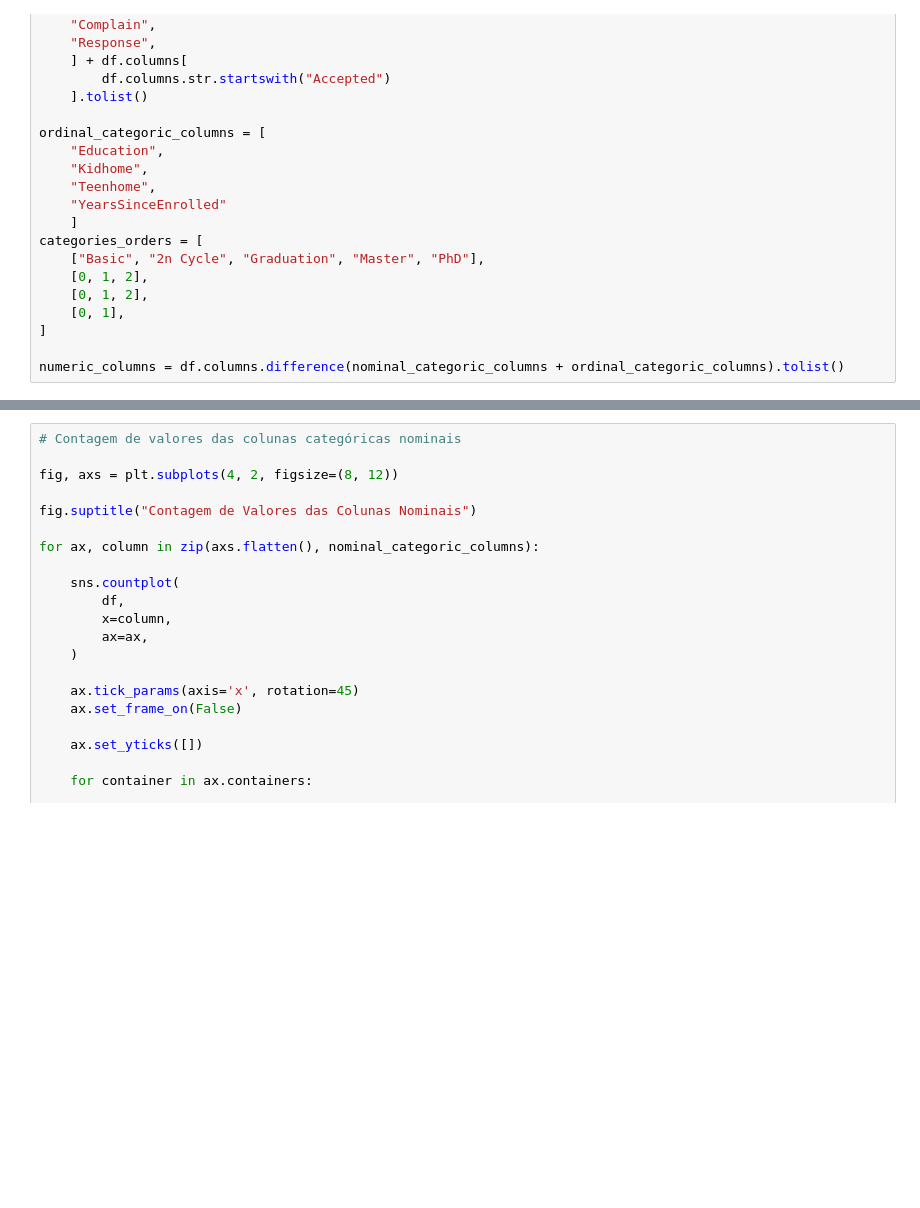
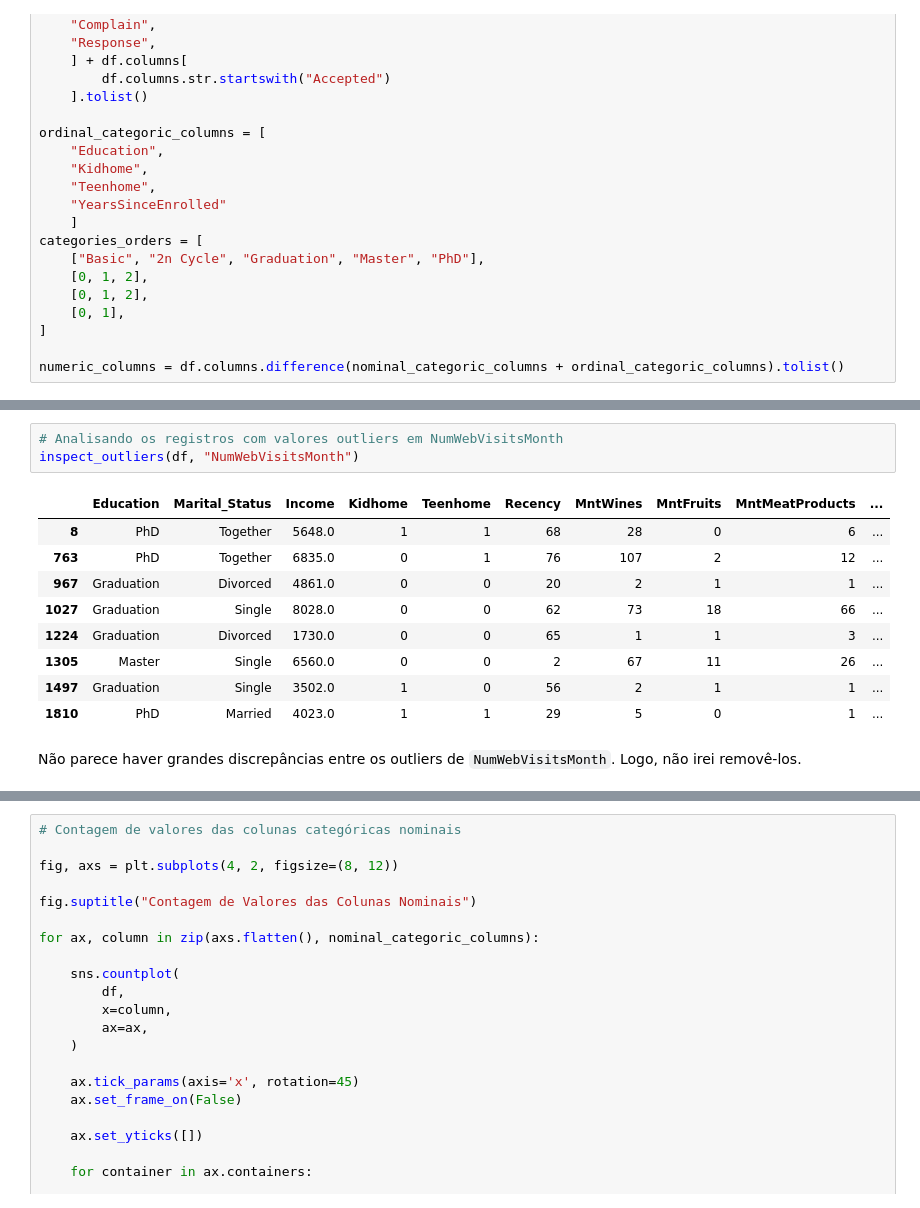
Before and after one commit to LucasGPestana/ifood_analyst, a Jupyter notebook: notebooks/02_eda_univariate_analysis.ipynb, the cells around one changed output, grey strips where cells are left out. Cells and saved outputs as stored; diff of their text form; blank space fills up the shorter version.

```diff
--- a/notebooks/02_eda_univariate_analysis.ipynb
+++ b/notebooks/02_eda_univariate_analysis.ipynb
@@ -136,3 +182,18 @@ Não removerei eles ainda, já que a base é altamente desbalanceada, e há risc
+# %%
+# Analisando os registros com valores outliers em NumWebVisitsMonth
+inspect_outliers(df, "NumWebVisitsMonth")
+# %% [output]
+|  | Education | Marital_Status | Income | Kidhome | Teenhome | Recency | MntWines | MntFruits | MntMeatProducts | ... |
+| 8 | PhD | Together | 5648.0 | 1 | 1 | 68 | 28 | 0 | 6 | ... |
+| 763 | PhD | Together | 6835.0 | 0 | 1 | 76 | 107 | 2 | 12 | ... |
+| 967 | Graduation | Divorced | 4861.0 | 0 | 0 | 20 | 2 | 1 | 1 | ... |
+| 1027 | Graduation | Single | 8028.0 | 0 | 0 | 62 | 73 | 18 | 66 | ... |
+| 1224 | Graduation | Divorced | 1730.0 | 0 | 0 | 65 | 1 | 1 | 3 | ... |
+| 1305 | Master | Single | 6560.0 | 0 | 0 | 2 | 67 | 11 | 26 | ... |
+| 1497 | Graduation | Single | 3502.0 | 1 | 0 | 56 | 2 | 1 | 1 | ... |
+| 1810 | PhD | Married | 4023.0 | 1 | 1 | 29 | 5 | 0 | 1 | ... |
+# %% [markdown]
+Não parece haver grandes discrepâncias entre os outliers de `NumWebVisitsMonth`. Logo, não irei removê-los.
 # %%
 len(nominal_categoric_columns)
 # %% [output]
```
Also changed, not shown: parts of 21 cells of this notebook.
